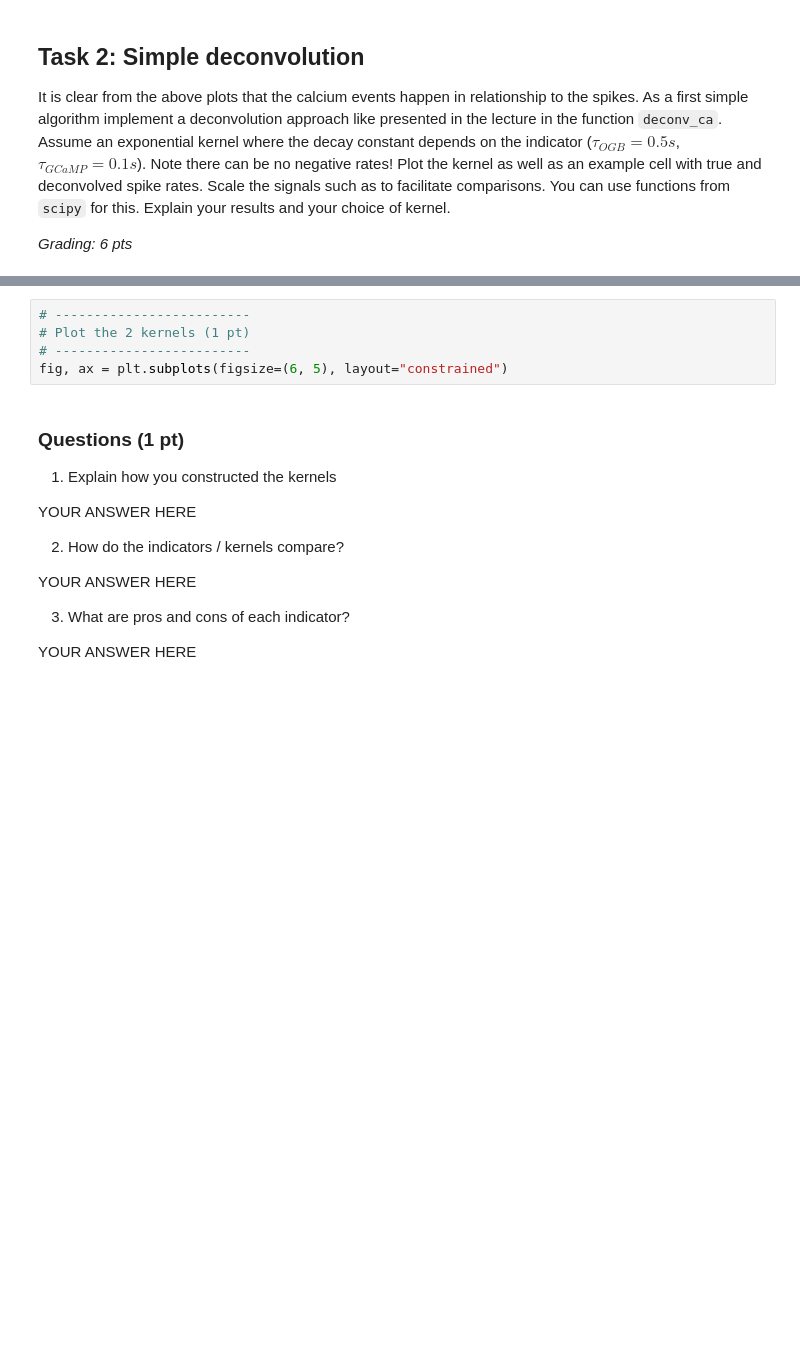
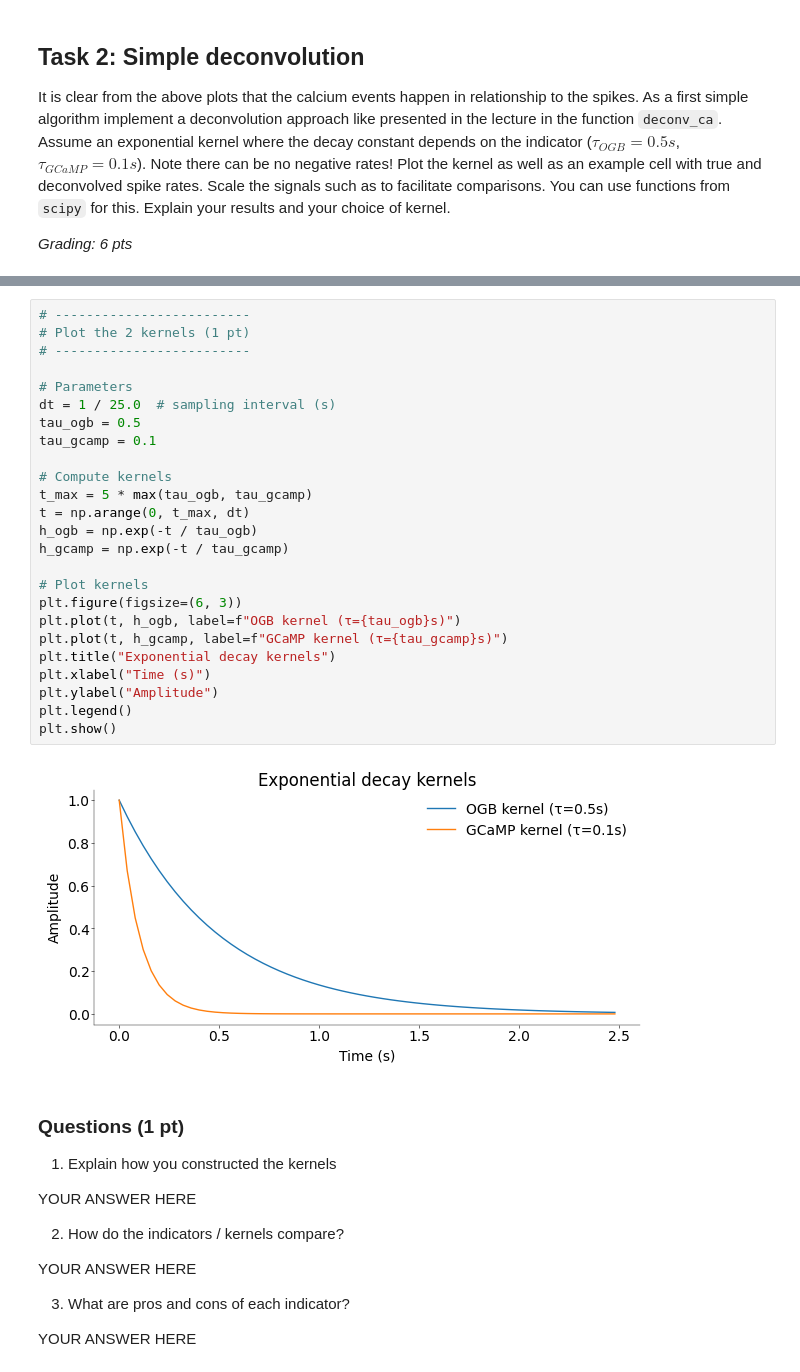
Before and after one commit to flobu98/neural_data_science, a Jupyter notebook: CodingLab3.ipynb, the cells around one changed output, grey strips where cells are left out. Saved outputs shown, nothing was run; the diff lists cells and outputs as text; blank space fills up the shorter version.

```diff
--- a/CodingLab3.ipynb
+++ b/CodingLab3.ipynb
@@ -151,9 +192,31 @@ def deconv_ca(ca: np.ndarray, tau: float, dt: float) -> np.ndarray:
     return sp_hat
-# %%
-# -------------------------
-# Plot the 2 kernels (1 pt)
-# -------------------------
-fig, ax = plt.subplots(figsize=(6, 5), layout="constrained")
+# %%
+# -------------------------
+# Plot the 2 kernels (1 pt)
+# -------------------------
+
+# Parameters
+dt = 1 / 25.0  # sampling interval (s)
+tau_ogb = 0.5
+tau_gcamp = 0.1
+
+# Compute kernels
+t_max = 5 * max(tau_ogb, tau_gcamp)
+t = np.arange(0, t_max, dt)
+h_ogb = np.exp(-t / tau_ogb)
+h_gcamp = np.exp(-t / tau_gcamp)
+
+# Plot kernels
+plt.figure(figsize=(6, 3))
+plt.plot(t, h_ogb, label=f"OGB kernel (τ={tau_ogb}s)")
+plt.plot(t, h_gcamp, label=f"GCaMP kernel (τ={tau_gcamp}s)")
+plt.title("Exponential decay kernels")
+plt.xlabel("Time (s)")
+plt.ylabel("Amplitude")
+plt.legend()
+plt.show()
+# %% [output]
+[figure, added]
 # %% [markdown]
 ### Questions (1 pt)
 1) Explain how you constructed the kernels
```
Also changed, not shown: parts of 13 cells of this notebook.
